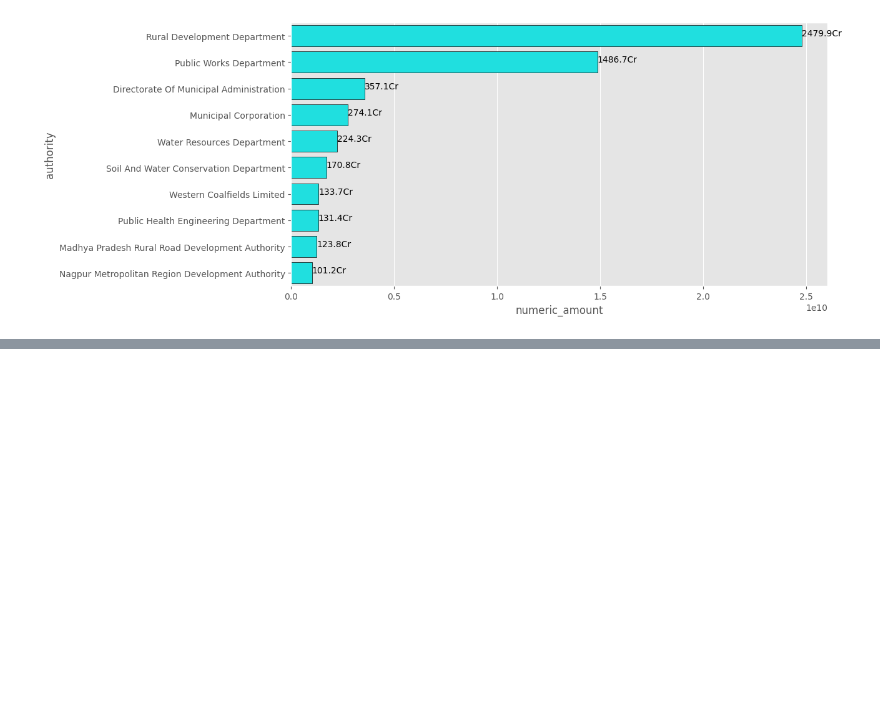
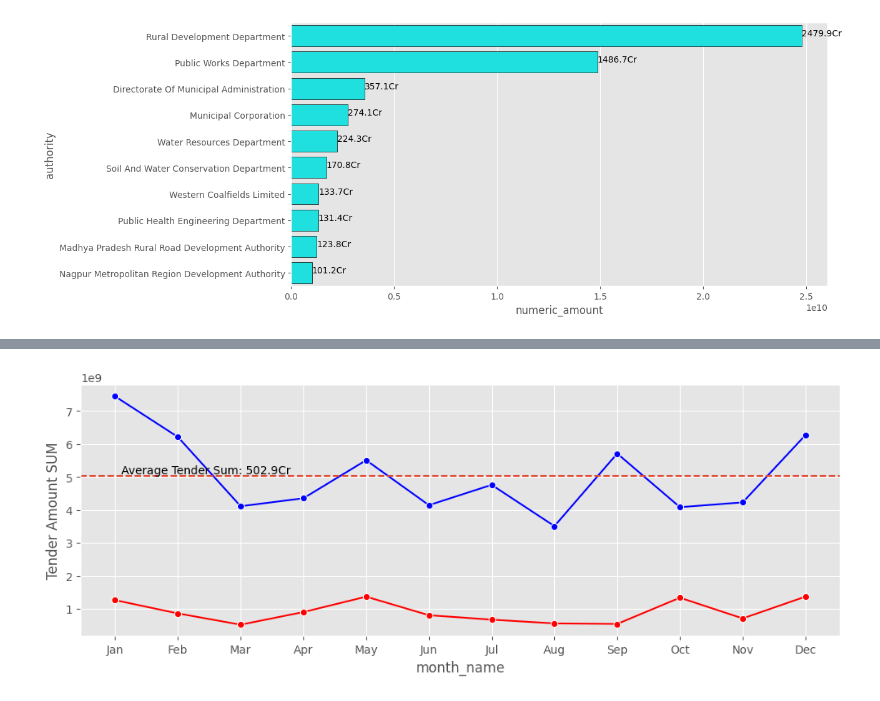
Before and after one commit to g1gasad/EDA, a Jupyter notebook: Civil Tenders EDA/EDA Tenders without outliers.ipynb, the cells around one changed output, grey strips where cells are left out. Saved outputs shown, nothing was run; the diff lists cells and outputs as text; code cells hidden in the pictures; blank space fills up the shorter version.

```diff
--- a/Civil Tenders EDA/EDA Tenders without outliers.ipynb
+++ b/Civil Tenders EDA/EDA Tenders without outliers.ipynb
@@ -191,0 +199,20 @@ add_labels_on_vbars(ax, tender_sum_by_month['numeric_amount'], fontsize=9, va='b
+# %%
+ngp_df = vid_tender_sum_by_city_month[vid_tender_sum_by_city_month['city']=='Nagpur']
+tender_sum_by_month = df.groupby(['month_name', 'month_no'])['numeric_amount'].sum() \
+                                                .reset_index() \
+                                                .sort_values(by='month_no')
+tender_sum_by_month_mean = round(tender_sum_by_month['numeric_amount'].mean())
+plt.figure(figsize=(12,4))
+ax1 = sns.lineplot(data=tender_sum_by_month, x='month_name', y='numeric_amount',
+                                                     marker='o', color='blue')
+ax2 = sns.lineplot(data=ngp_df, x='month_name', y='numeric_amount',
+                                                     marker='o', color='red')
+plt.ylabel('Tender Amount SUM')
+plt.axhline(y=tender_sum_by_month_mean, linestyle='--', label='Mean')
+plt.text(0.1, tender_sum_by_month_mean,
+                 f'Average Tender Sum: {readable_numbers(tender_sum_by_month_mean)}',
+                    color='black', va='bottom', ha='left')
+add_labels_on_vbars(ax, tender_sum_by_month['numeric_amount'], fontsize=9, va='bottom')
+plt.show()
+# %% [output]
+[figure, added]
```
Also changed, not shown: parts of 12 cells of this notebook, 1 other file.
